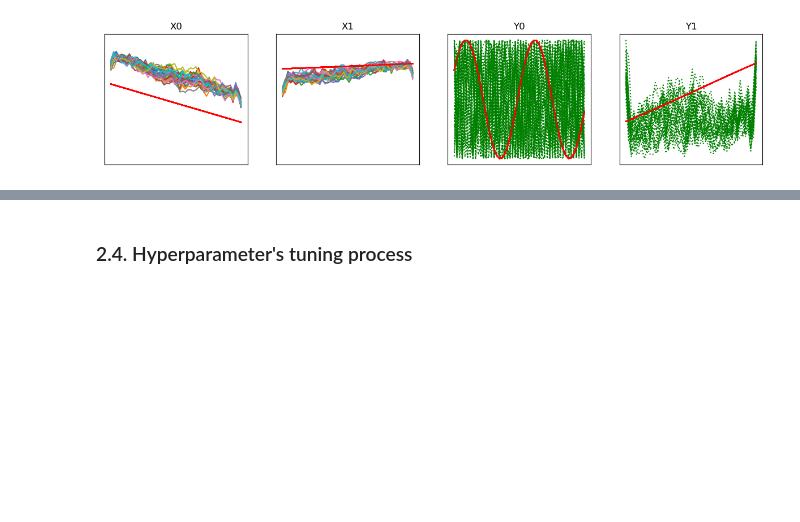
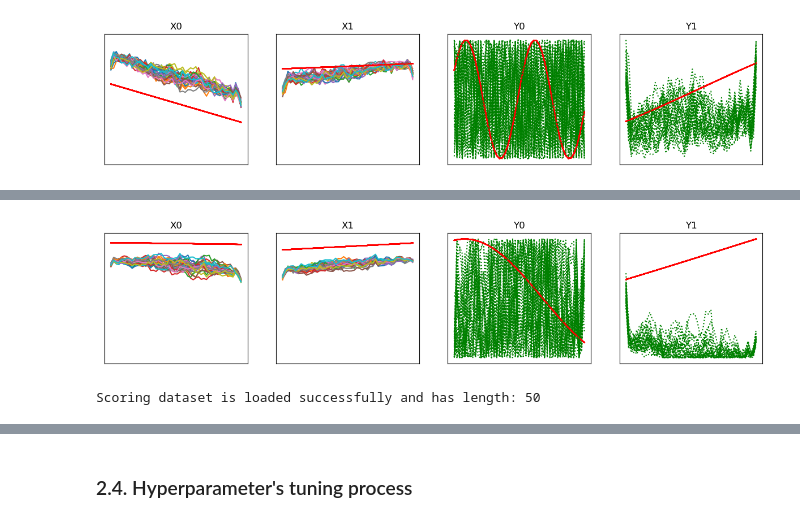
Before and after one commit to FReakYdiVi/2nn1b, a Jupyter notebook: Starter Notebook1.ipynb, the cells around one changed output, grey strips where cells are left out. Saved outputs shown, nothing was run; the diff lists cells and outputs as text; code cells hidden in the pictures; blank space fills up the shorter version.

Commit message:
add results

```diff
--- a/Starter Notebook1.ipynb
+++ b/Starter Notebook1.ipynb
@@ -425,0 +610,15 @@ CVAE_fn.plot_samples_stacked(given_x, x_output.cpu(), y_output.cpu(),fun_list =
+# %%
+dataloader = DataLoader(dataset, batch_size = batch_size, shuffle=True)
+random_seed = 0 # recommend to find optimal value for you solution
+torch.manual_seed(random_seed)
+if cuda:
+    torch.cuda.manual_seed(random_seed)
+    torch.backends.cudnn.deterministic = True
+    torch.backends.cudnn.benchmark = False
+np.random.seed(random_seed)
+
+for epoch in range(1, num_epochs + 1):
+    epoch_result = CVAE_fn.train_cvae(model_2, dataloader, optimizer, beta, wx, wy, epoch, functions)
+    print(epoch_result)
+
+CVAE_fn.test_cvae(model_2, validation_loader,beta, wx, wy, functions)
@@ -425,0 +644,64 @@ CVAE_fn.plot_samples_stacked(given_x, x_output.cpu(), y_output.cpu(),fun_list =
+# %%
+## GENERATE SAMPLES FROM AN UNTRAINED MODE
+
+# update PyTorch DataLoader with current value of batch_size
+dataloader = DataLoader(dataset, batch_size = batch_size, shuffle=True)
+num_samples = 30
+
+input_shape=(1,50,2)
+number_of_points=50
+number_of_functions=2
+
+x_batch, y_batch = next(iter(dataloader))
+y_idx = np.random.randint(batch_size)
+given_x = x_batch[y_idx].unsqueeze(0).to(device)
+given_y = y_batch[y_idx].unsqueeze(0).to(device)
+
+given_y_shape = torch.reshape(given_y, (len(given_y), 50*2))
+
+x_output, y_output =CVAE_fn.generate_samples(model_2, num_samples, given_y, given_y_shape, input_shape)
+y_output = torch.reshape(y_output, (len(y_output), 1, number_of_points, number_of_functions))
+
+CVAE_fn.plot_samples_stacked(given_x, x_output.cpu(), y_output.cpu(),fun_list = functions)
+# %% [output]
+[figure, added]
+# %%
+filename_scoring_dataset = f'{data_root}scoring{filename}.pt'
+scoring_dataset = CVAE_fn.SignalDataset(torch.load(filename_scoring_dataset))
+
+print(f"Scoring dataset is loaded successfully and has length: {len(scoring_dataset)}")
+
+# create a PyTorch DataLoader from the scoring_dataset
+scoring_loader = DataLoader(scoring_dataset, batch_size=len(scoring_dataset), shuffle=True)
+
+num_samples = 30
+x_batch, y_batch = next(iter(scoring_loader))
+x_out= []
+y_out = []
+for idx in range(len(y_batch)):
+    given_y = y_batch[idx].unsqueeze(0).to(device)
+    given_y_reshape= torch.reshape(given_y, (len(given_y), number_of_points * number_of_functions))
+    x_output, y_output = CVAE_fn.generate_samples(model_2, num_samples, given_y, given_y_reshape, input_shape)
+    # y_output = torch.reshape(y_output, (len(y_output), 1, number_of_points, number_of_functions))
+    x_out.append(x_output)
+    y_out.append(y_output)
+    '''
+    Combine all generated samples together.
+    Be carefull -  y_output here are GIVEN Y1/Y1. y_hat (aka reconstructed Y1/Y2) always could  be calculated
+    by x_output, so it should not be stored in result file.
+    '''
+
+x_outputs = torch.cat(x_out, dim=0)
+y_outputs = torch.cat(y_out, dim=0)
+x_outputs = x_outputs.cpu()
+y_outputs = y_outputs.cpu()
+
+
+
+# Save result as TensorDataset before submitting, for example like next:
+# Pay attention the code below doesn't work unless you have comleted generation x_ouputs/y_outputs above.
+
+ds = data_utils.TensorDataset(x_outputs,y_outputs)
+torch.save(ds, 'result/result_data_2(CVAE_ex).pt')
+# %% [output]
+Scoring dataset is loaded successfully and has length: 50
```
Also changed, not shown: parts of 23 cells of this notebook, 4 other files.
